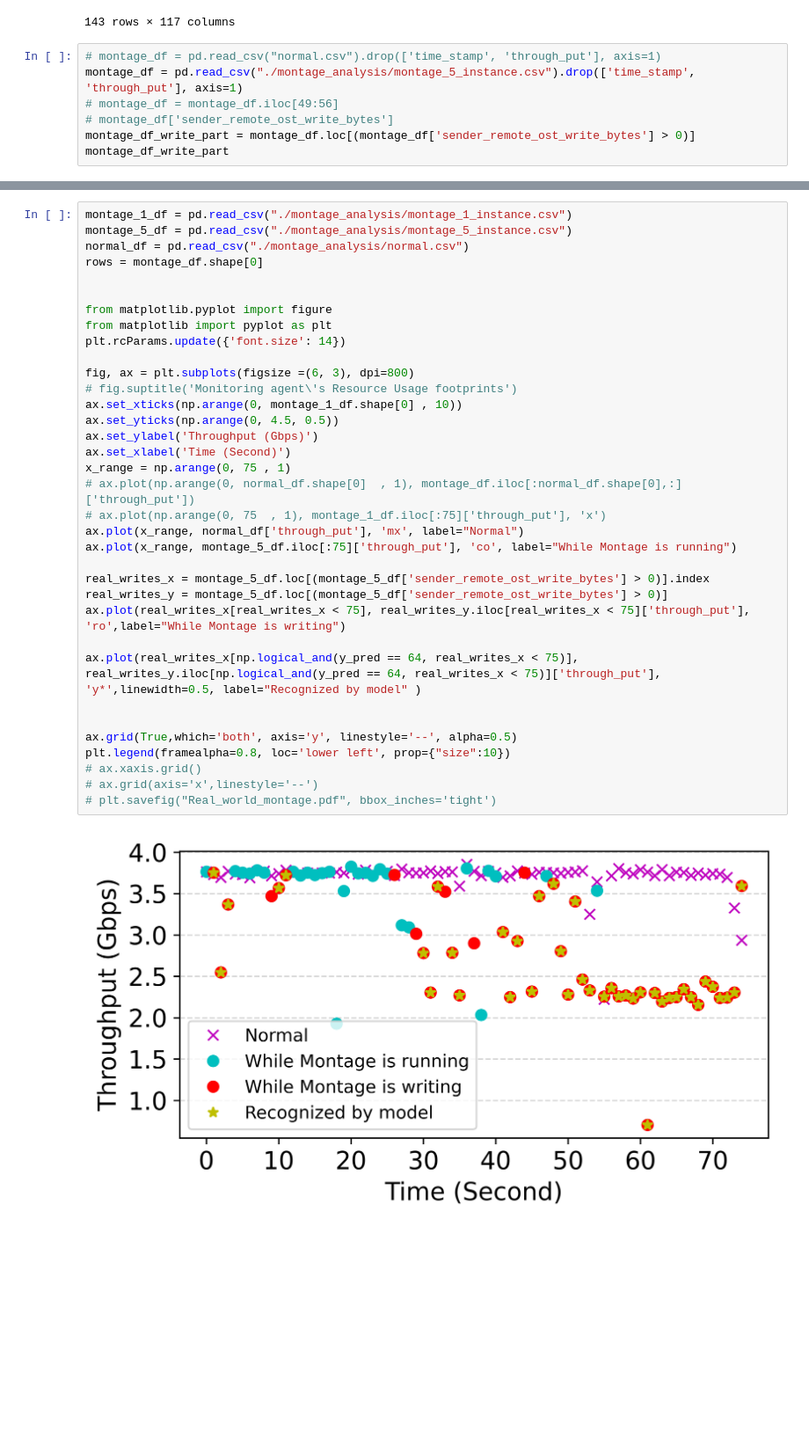
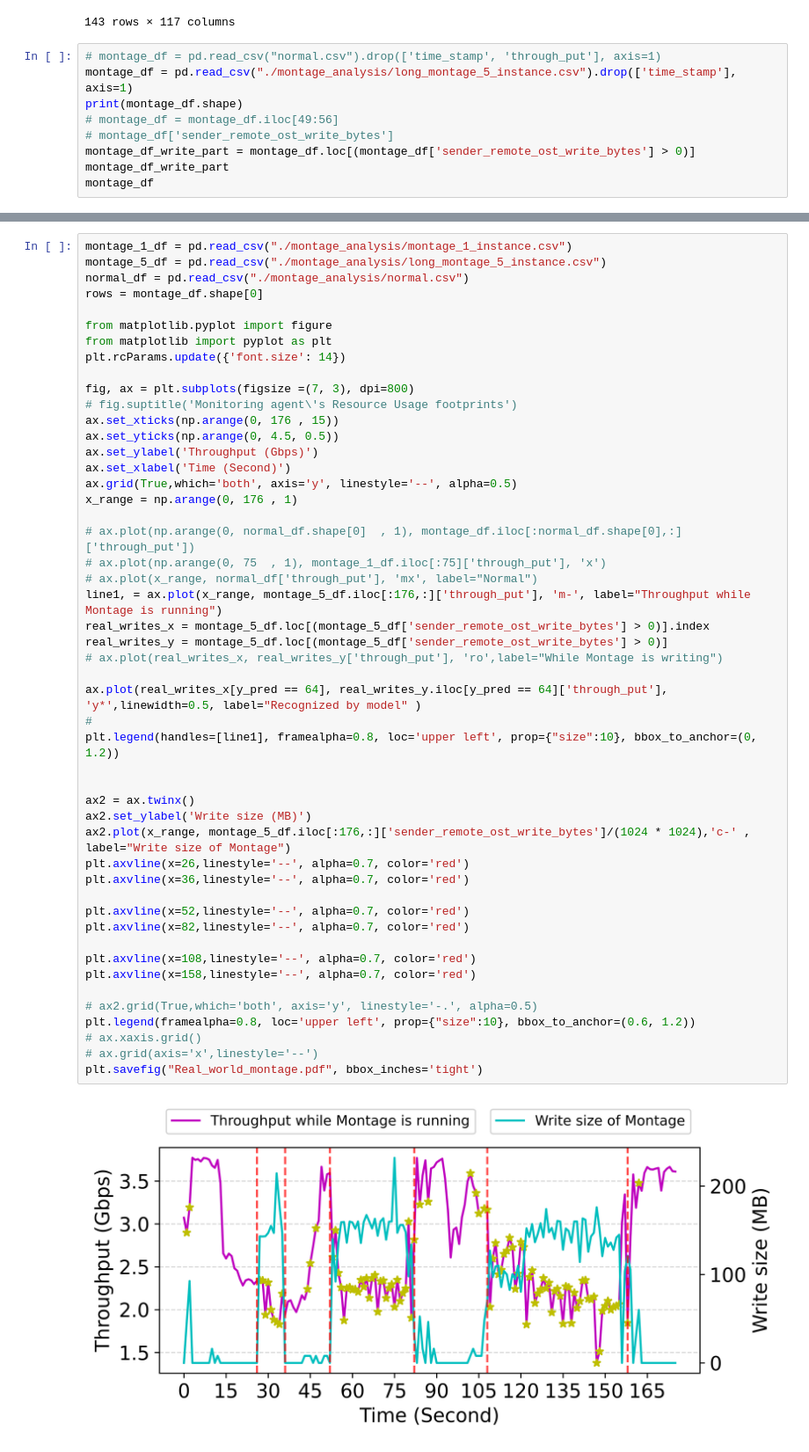
Before and after one commit to EhsanSaZ/BottleneckDetection, a Jupyter notebook: prototype/bottleneck_3.ipynb, the cells around one changed output, grey strips where cells are left out. Shown at 88% size. Drawn from its saved outputs; the diff is of its cells as text; blank space fills up the shorter version.

```diff
--- a/prototype/bottleneck_3.ipynb
+++ b/prototype/bottleneck_3.ipynb
@@ -855,9 +871,11 @@ normal
 143 rows × 117 columns
 # %%
 # montage_df = pd.read_csv("normal.csv").drop(['time_stamp', 'through_put'], axis=1)
-montage_df = pd.read_csv("./montage_analysis/montage_5_instance.csv").drop(['time_stamp', 'through_put'], axis=1)
+montage_df = pd.read_csv("./montage_analysis/long_montage_5_instance.csv").drop(['time_stamp'], axis=1)
+print(montage_df.shape)
 # montage_df = montage_df.iloc[49:56]
 # montage_df['sender_remote_ost_write_bytes']
 montage_df_write_part = montage_df.loc[(montage_df['sender_remote_ost_write_bytes'] > 0)]
 montage_df_write_part
+montage_df
 # %% [output]
@@ -900,37 +921,51 @@ array([ True,  True,  True, False,  True,  True, False, False,  True,
 # %%
 montage_1_df = pd.read_csv("./montage_analysis/montage_1_instance.csv")
-montage_5_df = pd.read_csv("./montage_analysis/montage_5_instance.csv")
+montage_5_df = pd.read_csv("./montage_analysis/long_montage_5_instance.csv")
 normal_df = pd.read_csv("./montage_analysis/normal.csv")
 rows = montage_df.shape[0]
-
 
 from matplotlib.pyplot import figure
 from matplotlib import pyplot as plt
 plt.rcParams.update({'font.size': 14})
 
-fig, ax = plt.subplots(figsize =(6, 3), dpi=800)
+fig, ax = plt.subplots(figsize =(7, 3), dpi=800)
 # fig.suptitle('Monitoring agent\'s Resource Usage footprints')
-ax.set_xticks(np.arange(0, montage_1_df.shape[0] , 10))
+ax.set_xticks(np.arange(0, 176 , 15))
 ax.set_yticks(np.arange(0, 4.5, 0.5))
 ax.set_ylabel('Throughput (Gbps)')
 ax.set_xlabel('Time (Second)')
-x_range = np.arange(0, 75 , 1)
+ax.grid(True,which='both', axis='y', linestyle='--', alpha=0.5)
+x_range = np.arange(0, 176 , 1)
+
 # ax.plot(np.arange(0, normal_df.shape[0]  , 1), montage_df.iloc[:normal_df.shape[0],:]['through_put'])
 # ax.plot(np.arange(0, 75  , 1), montage_1_df.iloc[:75]['through_put'], 'x')
-ax.plot(x_range, normal_df['through_put'], 'mx', label="Normal")
-ax.plot(x_range, montage_5_df.iloc[:75]['through_put'], 'co', label="While Montage is running")
-
+# ax.plot(x_range, normal_df['through_put'], 'mx', label="Normal")
+line1, = ax.plot(x_range, montage_5_df.iloc[:176,:]['through_put'], 'm-', label="Throughput while Montage is running")
 real_writes_x = montage_5_df.loc[(montage_5_df['sender_remote_ost_write_bytes'] > 0)].index
 real_writes_y = montage_5_df.loc[(montage_5_df['sender_remote_ost_write_bytes'] > 0)]
-ax.plot(real_writes_x[real_writes_x < 75], real_writes_y.iloc[real_writes_x < 75]['through_put'], 'ro',label="While Montage is writing")
+# ax.plot(real_writes_x, real_writes_y['through_put'], 'ro',label="While Montage is writing")
 
-ax.plot(real_writes_x[np.logical_and(y_pred == 64, real_writes_x < 75)], real_writes_y.iloc[np.logical_and(y_pred == 64, real_writes_x < 75)]['through_put'], 'y*',linewidth=0.5, label="Recognized by model" )
+ax.plot(real_writes_x[y_pred == 64], real_writes_y.iloc[y_pred == 64]['through_put'], 'y*',linewidth=0.5, label="Recognized by model" )
+#
+plt.legend(handles=[line1], framealpha=0.8, loc='upper left', prop={"size":10}, bbox_to_anchor=(0, 1.2))
 
 
-ax.grid(True,which='both', axis='y', linestyle='--', alpha=0.5)
-plt.legend(framealpha=0.8, loc='lower left', prop={"size":10})
+ax2 = ax.twinx()
+ax2.set_ylabel('Write size (MB)')
+ax2.plot(x_range, montage_5_df.iloc[:176,:]['sender_remote_ost_write_bytes']/(1024 * 1024),'c-' , label="Write size of Montage")
+plt.axvline(x=26,linestyle='--', alpha=0.7, color='red')
+plt.axvline(x=36,linestyle='--', alpha=0.7, color='red')
+
+plt.axvline(x=52,linestyle='--', alpha=0.7, color='red')
+plt.axvline(x=82,linestyle='--', alpha=0.7, color='red')
+
+plt.axvline(x=108,linestyle='--', alpha=0.7, color='red')
+plt.axvline(x=158,linestyle='--', alpha=0.7, color='red')
+
+# ax2.grid(True,which='both', axis='y', linestyle='-.', alpha=0.5)
+plt.legend(framealpha=0.8, loc='upper left', prop={"size":10}, bbox_to_anchor=(0.6, 1.2))
 # ax.xaxis.grid()
 # ax.grid(axis='x',linestyle='--')
-# plt.savefig("Real_world_montage.pdf", bbox_inches='tight')
+plt.savefig("Real_world_montage.pdf", bbox_inches='tight')
 # %% [output]
-[figure, old version]
+[figure, new version]
```
Also changed, not shown: parts of 15 cells of this notebook.
